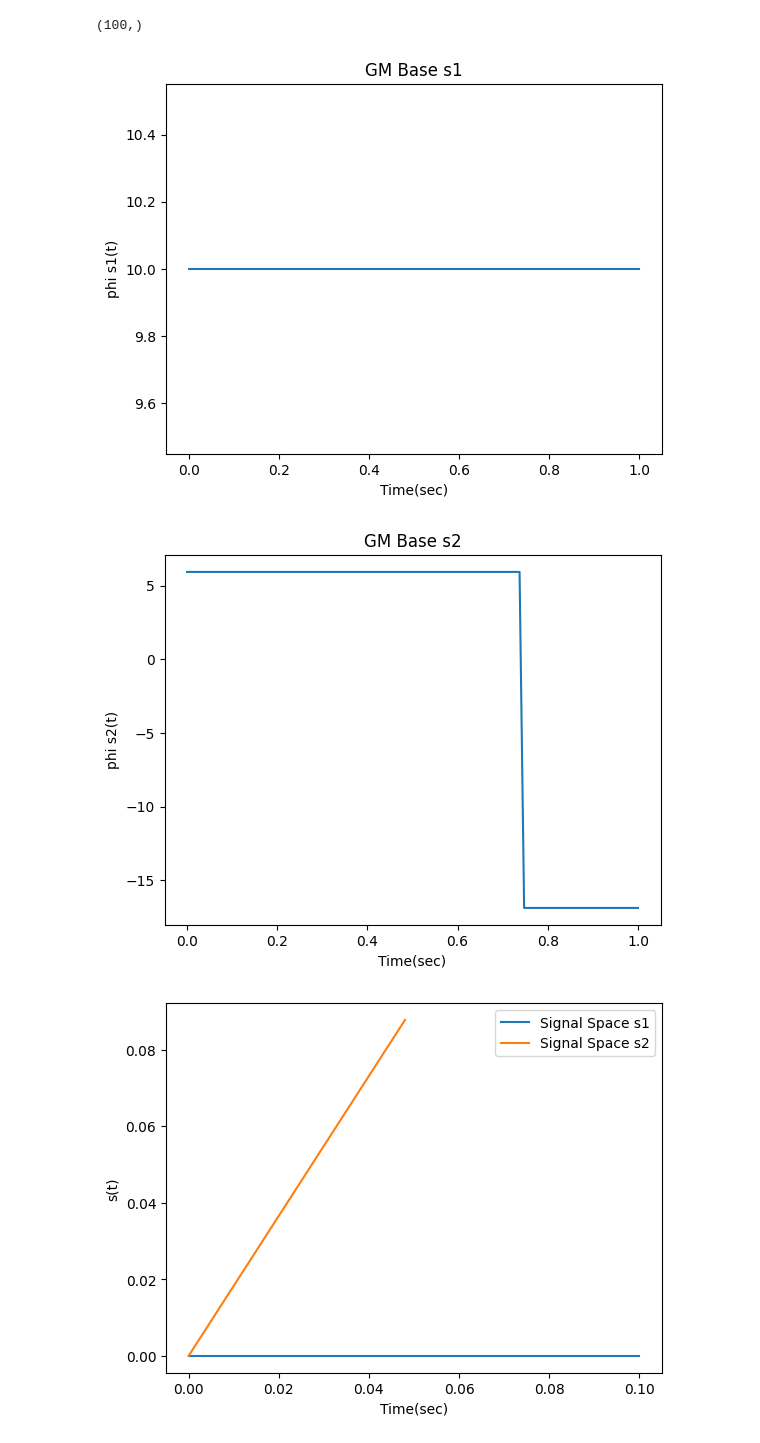
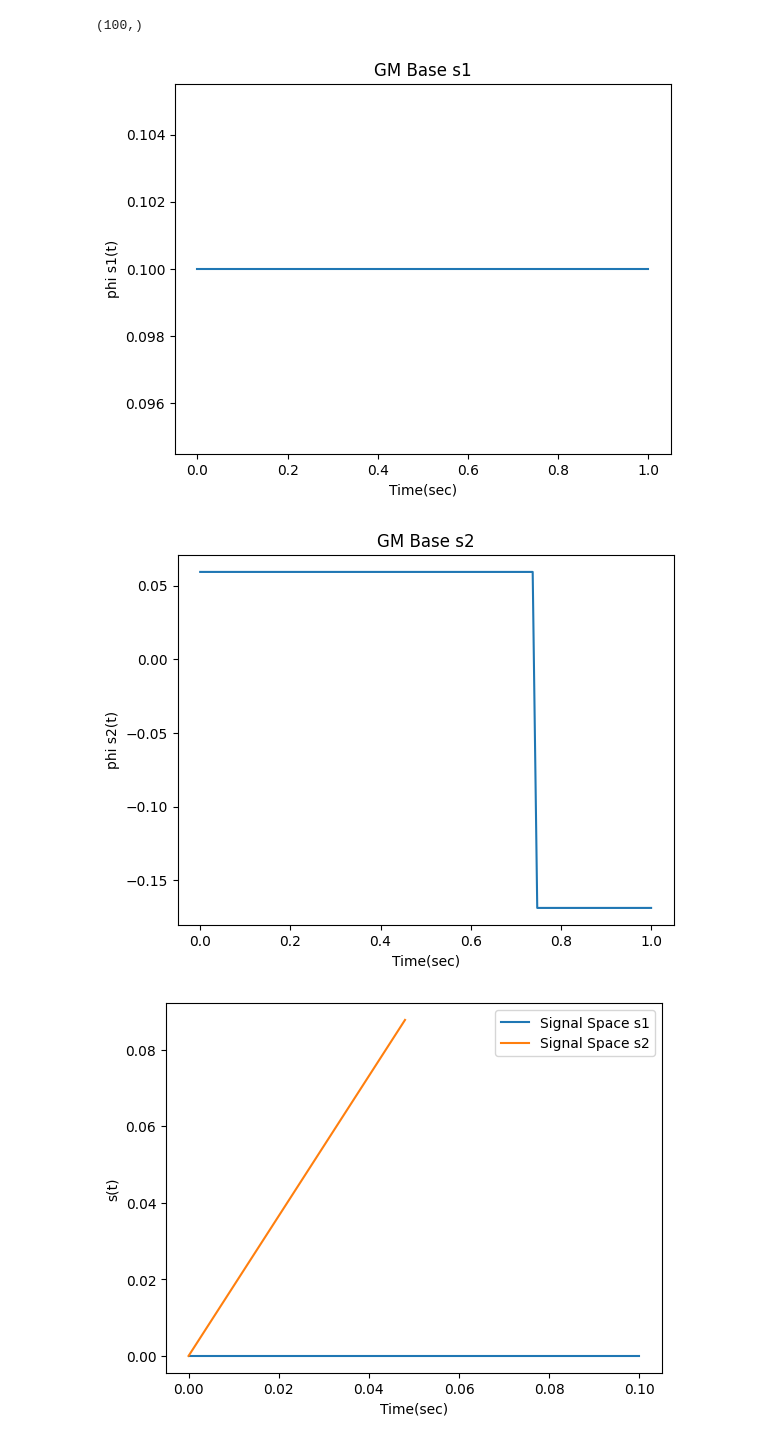
Before and after one commit to yasmineghanem/Digital-Communication-Assignments, a Jupyter notebook: Gram-Schmidt/Signal_Space.ipynb, the cells around one changed output. Saved outputs shown, nothing was run; the diff lists cells and outputs as text; code cells hidden in the pictures.

```diff
--- a/Gram-Schmidt/Signal_Space.ipynb
+++ b/Gram-Schmidt/Signal_Space.ipynb
@@ -160,14 +160,14 @@ print(s1.shape)
 # %%
 #1. Use your “GM_Bases” function to get the bases functions of s1(t) & s2(t) Figure 1.1. Plot the obtained bases functions
 GM_Base_s1, GM_Base_s2 = GM_Bases(s1,s2)
 
 T = np.linspace(0,1, 100)
 
-plot_signal(T,GM_Base_s1*100, 'Time(sec)', 'phi s1(t)', 'GM Base s1')
-plot_signal(T,GM_Base_s2*100, 'Time(sec)', 'phi s2(t)', 'GM Base s2')
+plot_signal(T,GM_Base_s1, 'Time(sec)', 'phi s1(t)', 'GM Base s1')
+plot_signal(T,GM_Base_s2, 'Time(sec)', 'phi s2(t)', 'GM Base s2')
 # %% [output]
-[figure, old version]
+[figure, new version]
-[figure, old version]
+[figure, new version]
 # %%
 #2. Use your “signal_space” function (along with the bases from 1) to get the signal space representation
 #     of s1(t) & s2(t) in Figure 1.1. Plot the signal space representation
```
Also changed, not shown: parts of 6 cells of this notebook, 1 other file.
